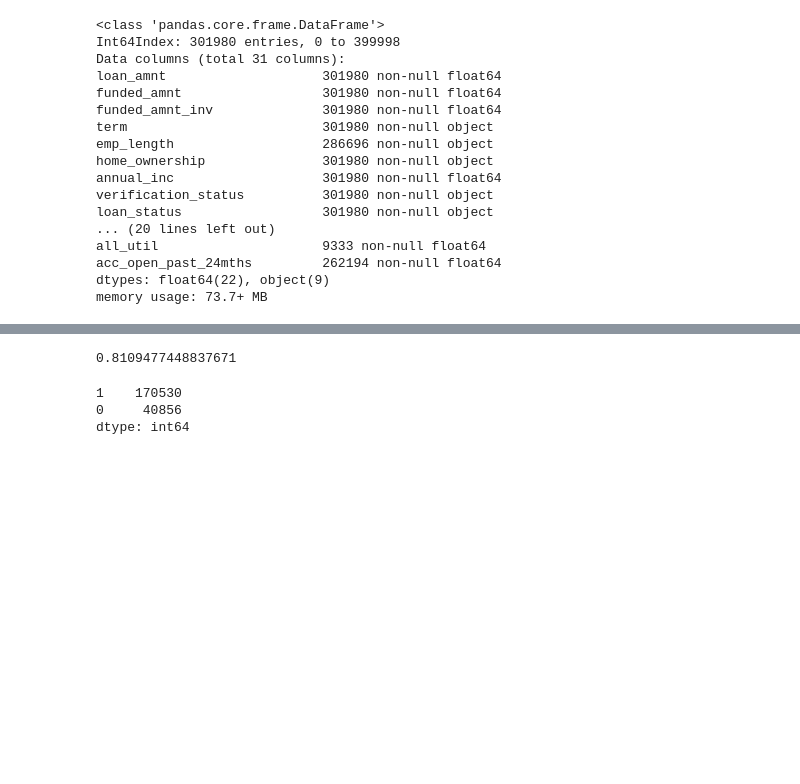
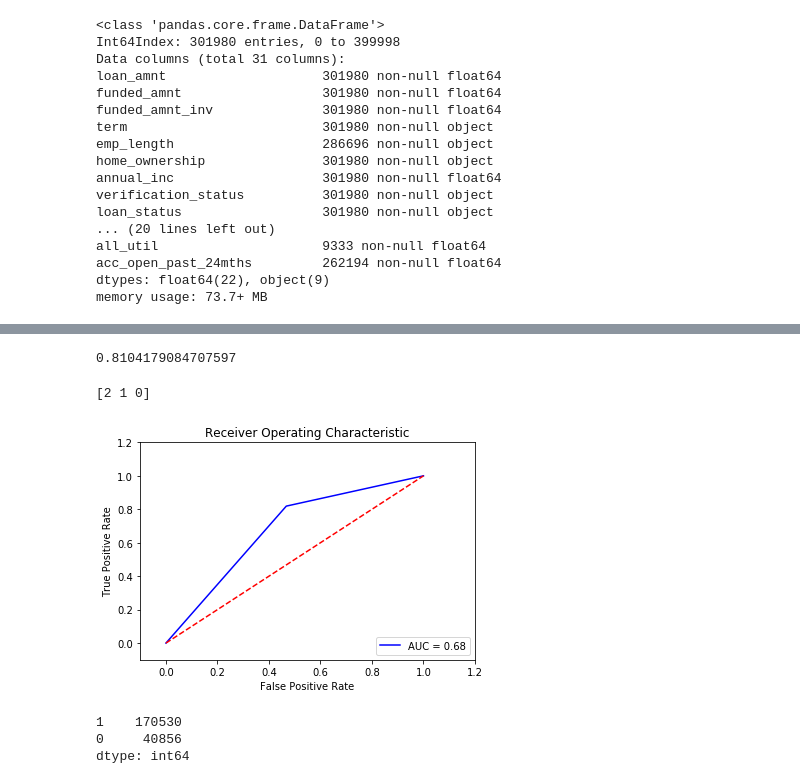
Before and after one commit to concept-inversion/lending-club-graph-AI, a Jupyter notebook: Fraud Predictor for LC Data using RFC.ipynb, the cells around one changed output, grey strips where cells are left out. Drawn from its saved outputs; the diff is of its cells as text; code cells hidden in the pictures; blank space fills up the shorter version.

```diff
--- a/Fraud Predictor for LC Data using RFC.ipynb
+++ b/Fraud Predictor for LC Data using RFC.ipynb
@@ -277,7 +285,7 @@ x_data.head()
 X_train, X_test, y_train, y_test = train_test_split(x_data, y_data, test_size=0.3, random_state=42)
 # %%
 def RFC(X_train,X_test, y_train ,y_test):
-    clf = RandomForestClassifier(n_estimators = 100,
+    clf = RandomForestClassifier(n_estimators = 700,
                                  max_features='sqrt',
                                  max_depth=None,
                                  criterion="entropy",
@@ -289,7 +297,36 @@ def RFC(X_train,X_test, y_train ,y_test):
 clf,score = RFC(X_train,X_test, y_train ,y_test)
 score
 # %% [output]
-0.8109477448837671
+0.8104179084707597
+# %%
+# Compute ROC curve and ROC area for each class
+#y_predict = model.predict(X_test).tolist()
+from sklearn.metrics import roc_curve,auc
+y_predict =clf.predict(X_test).tolist()
+fpr,tpr,thresholds=roc_curve(y_predict,list(y_test))
+print(thresholds)
+roc_auc = auc(fpr,tpr)
+
+# confus_matr=confusion_matrix(y_predict,list(y_test))
+# TP = confus_matr[0][0] # True Positive
+# FN = confus_matr[0][1] # False Negative
+# FP = confus_matr[1][0] # False Positive
+# TN = confus_matr[1][1] # True Negative
+# %% [output]
+[2 1 0]
+# %%
+plt.title('Receiver Operating Characteristic')
+plt.plot(fpr, tpr, 'b',
+label='AUC = %0.2f'% roc_auc)
+plt.legend(loc='lower right')
+plt.plot([0,1],[0,1],'r--')
+plt.xlim([-0.1,1.2])
+plt.ylim([-0.1,1.2])
+plt.ylabel('True Positive Rate')
+plt.xlabel('False Positive Rate')
+plt.show()
+# %% [output]
+[figure, added]
 # %%
 y_train.value_counts()
 # %% [output]
```
Also changed, not shown: parts of 1 cell of this notebook.
